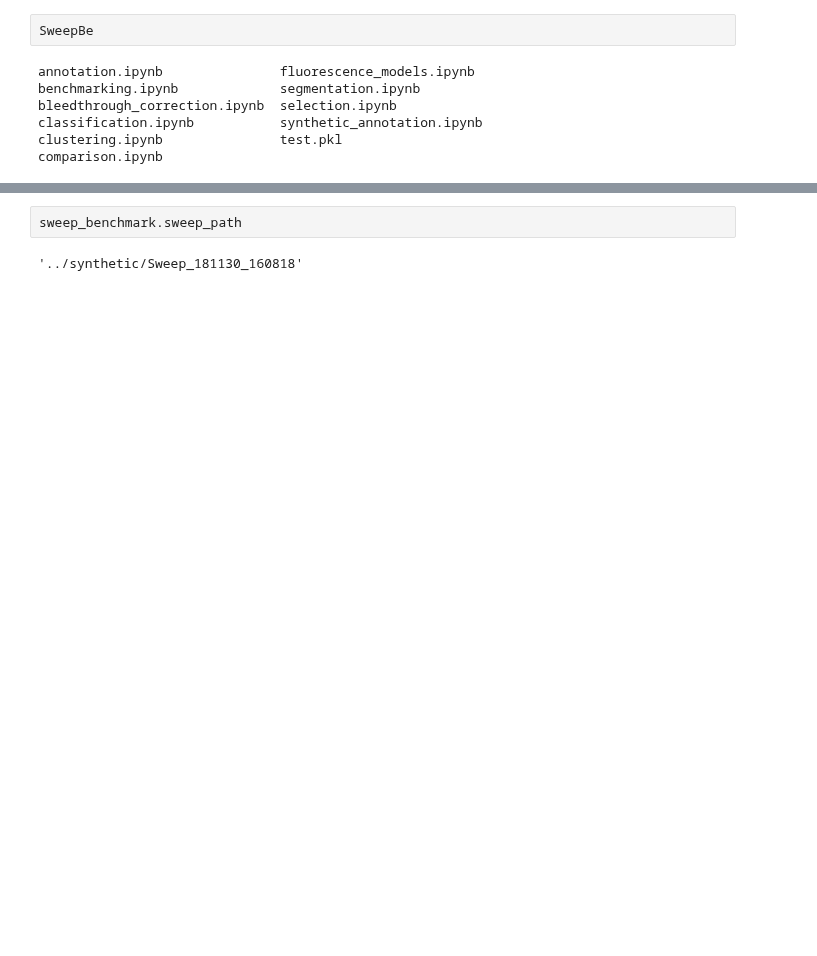
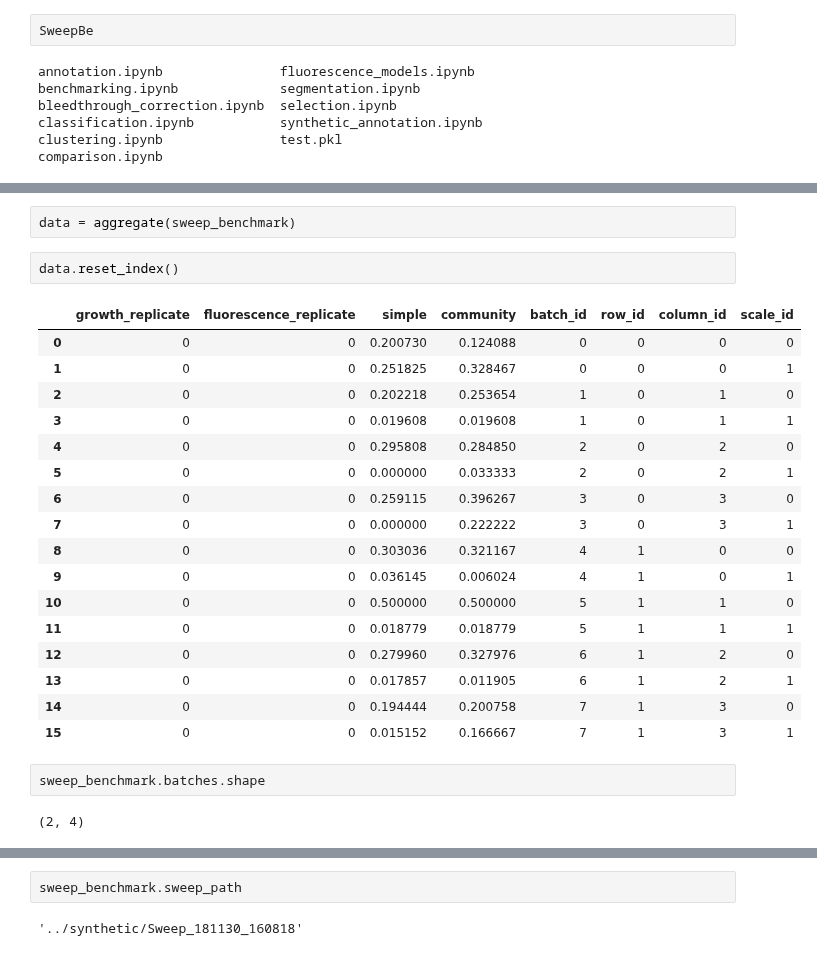
Before and after one commit to sbernasek/flyqma, a Jupyter notebook: notebooks/benchmarking.ipynb, the cells around one changed output, grey strips where cells are left out. Cells and saved outputs as stored; diff of their text form; blank space fills up the shorter version.

```diff
--- a/notebooks/benchmarking.ipynb
+++ b/notebooks/benchmarking.ipynb
@@ -233,0 +252,26 @@ sweep_benchmark.path
+# %%
+data = aggregate(sweep_benchmark)
+# %%
+data.reset_index()
+# %% [output]
+|  | growth_replicate | fluorescence_replicate | simple | community | batch_id | row_id | column_id | scale_id |
+| 0 | 0 | 0 | 0.200730 | 0.124088 | 0 | 0 | 0 | 0 |
+| 1 | 0 | 0 | 0.251825 | 0.328467 | 0 | 0 | 0 | 1 |
+| 2 | 0 | 0 | 0.202218 | 0.253654 | 1 | 0 | 1 | 0 |
+| 3 | 0 | 0 | 0.019608 | 0.019608 | 1 | 0 | 1 | 1 |
+| 4 | 0 | 0 | 0.295808 | 0.284850 | 2 | 0 | 2 | 0 |
+| 5 | 0 | 0 | 0.000000 | 0.033333 | 2 | 0 | 2 | 1 |
+| 6 | 0 | 0 | 0.259115 | 0.396267 | 3 | 0 | 3 | 0 |
+| 7 | 0 | 0 | 0.000000 | 0.222222 | 3 | 0 | 3 | 1 |
+| 8 | 0 | 0 | 0.303036 | 0.321167 | 4 | 1 | 0 | 0 |
+| 9 | 0 | 0 | 0.036145 | 0.006024 | 4 | 1 | 0 | 1 |
+| 10 | 0 | 0 | 0.500000 | 0.500000 | 5 | 1 | 1 | 0 |
+| 11 | 0 | 0 | 0.018779 | 0.018779 | 5 | 1 | 1 | 1 |
+| 12 | 0 | 0 | 0.279960 | 0.327976 | 6 | 1 | 2 | 0 |
+| 13 | 0 | 0 | 0.017857 | 0.011905 | 6 | 1 | 2 | 1 |
+| 14 | 0 | 0 | 0.194444 | 0.200758 | 7 | 1 | 3 | 0 |
+| 15 | 0 | 0 | 0.015152 | 0.166667 | 7 | 1 | 3 | 1 |
+# %%
+sweep_benchmark.batches.shape
+# %% [output]
+(2, 4)
```
Also changed, not shown: parts of 35 cells of this notebook, 3 other files.
